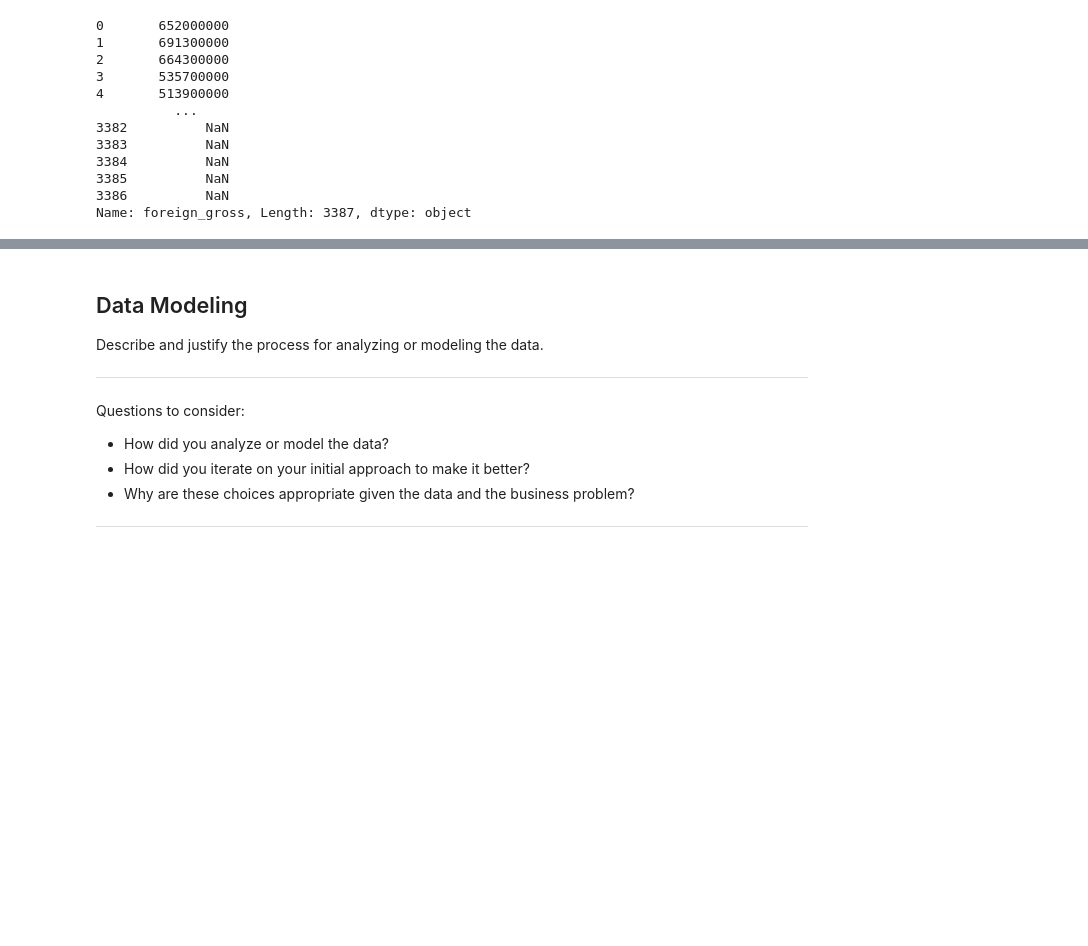
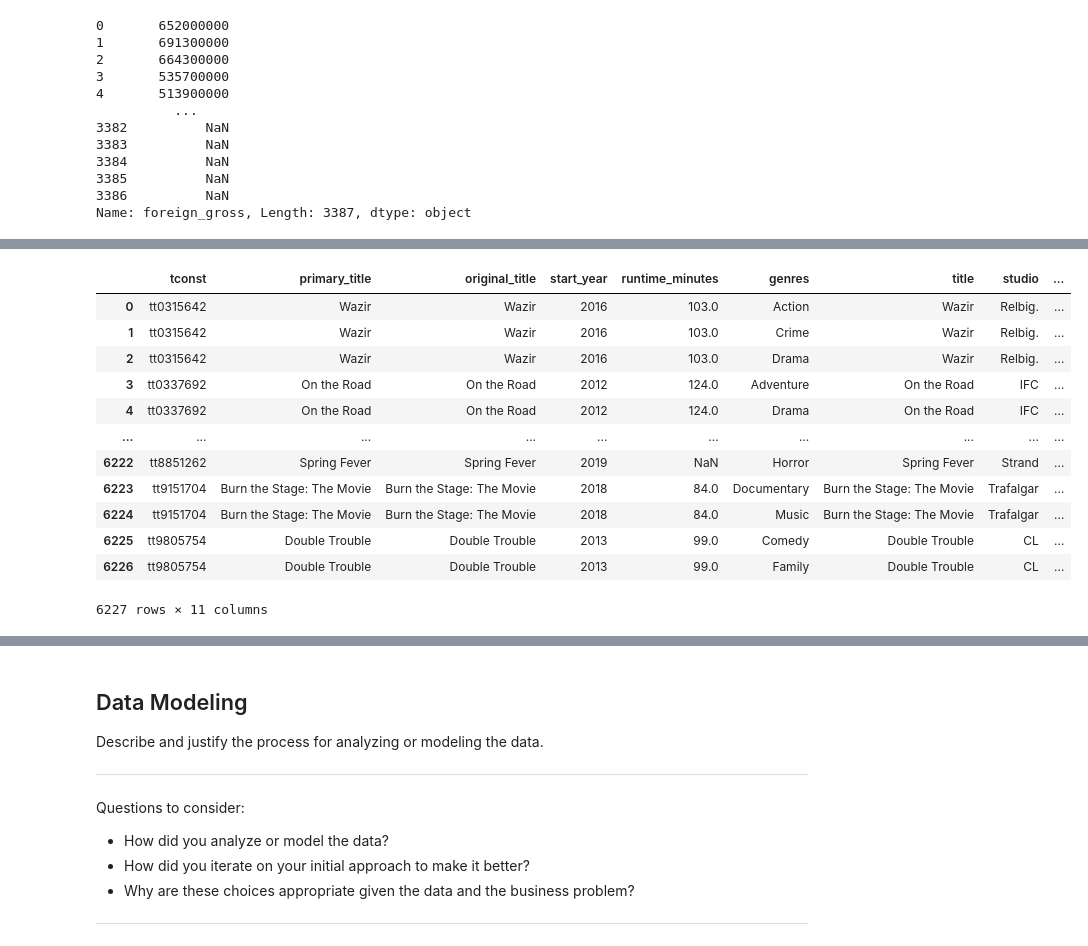
Before and after one commit to morty802/Microsoft-Recommendations, a Jupyter notebook: Microsoft-Movie-Recommendations.ipynb, the cells around one changed output, grey strips where cells are left out. Saved outputs shown, nothing was run; the diff lists cells and outputs as text; code cells hidden in the pictures; blank space fills up the shorter version.

```diff
--- a/Microsoft-Movie-Recommendations.ipynb
+++ b/Microsoft-Movie-Recommendations.ipynb
@@ -311,0 +383,6 @@ Name: foreign_gross, Length: 3387, dtype: object
+# %%
+genres_df = pd.read_csv('data/zippedData/imdb.title.basics.csv.gz')
+genres_df.dropna(subset=['genres'], inplace=True)
+genres_df['genres'] = genres_df['genres'].apply(lambda x: x.split(','))
+genres_df = genres_df.explode('genres')
+genres_df.head(5)
@@ -311,0 +396,19 @@ Name: foreign_gross, Length: 3387, dtype: object
+# %%
+joined_df = genres_df.merge(gs, left_on= 'original_title', right_on= 'title', how='inner')
+#joined_df = genres_df.join(gs, how='outer')
+#print(joined_df)
+joined_df
+# %% [output]
+|  | tconst | primary_title | original_title | start_year | runtime_minutes | genres | title | studio | ... |
+| 0 | tt0315642 | Wazir | Wazir | 2016 | 103.0 | Action | Wazir | Relbig. | ... |
+| 1 | tt0315642 | Wazir | Wazir | 2016 | 103.0 | Crime | Wazir | Relbig. | ... |
+| 2 | tt0315642 | Wazir | Wazir | 2016 | 103.0 | Drama | Wazir | Relbig. | ... |
+| 3 | tt0337692 | On the Road | On the Road | 2012 | 124.0 | Adventure | On the Road | IFC | ... |
+| 4 | tt0337692 | On the Road | On the Road | 2012 | 124.0 | Drama | On the Road | IFC | ... |
+| ... | ... | ... | ... | ... | ... | ... | ... | ... | ... |
+| 6222 | tt8851262 | Spring Fever | Spring Fever | 2019 | NaN | Horror | Spring Fever | Strand | ... |
+| 6223 | tt9151704 | Burn the Stage: The Movie | Burn the Stage: The Movie | 2018 | 84.0 | Documentary | Burn the Stage: The Movie | Trafalgar | ... |
+| 6224 | tt9151704 | Burn the Stage: The Movie | Burn the Stage: The Movie | 2018 | 84.0 | Music | Burn the Stage: The Movie | Trafalgar | ... |
+| 6225 | tt9805754 | Double Trouble | Double Trouble | 2013 | 99.0 | Comedy | Double Trouble | CL | ... |
+| 6226 | tt9805754 | Double Trouble | Double Trouble | 2013 | 99.0 | Family | Double Trouble | CL | ... |
+6227 rows × 11 columns
```
Also changed, not shown: parts of 32 cells of this notebook.
